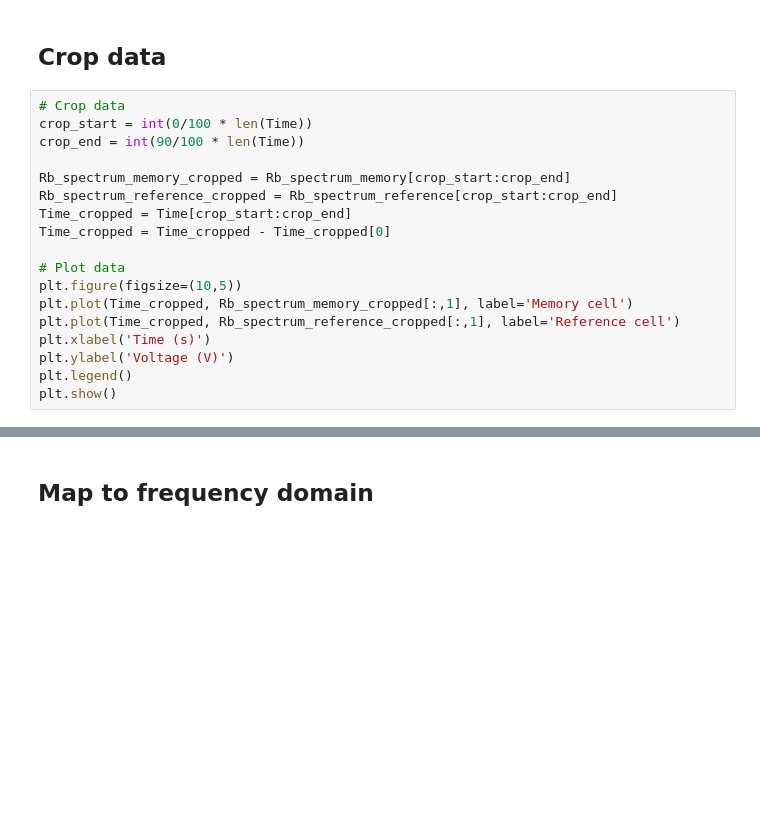
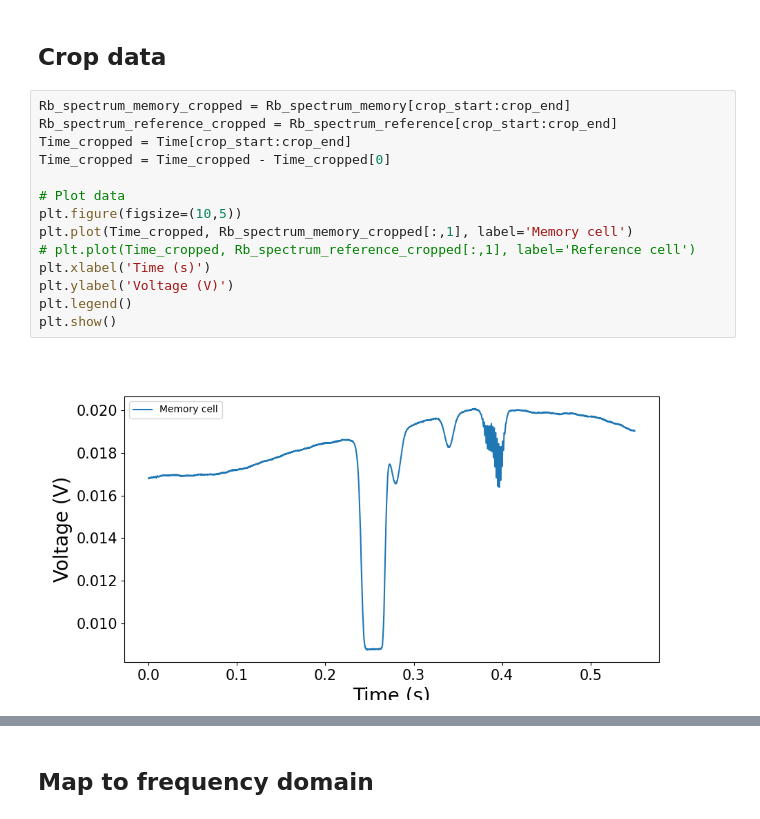
Before and after one commit to mik500/PQI_Imperial_Thesis, a Jupyter notebook: ElecSus_fitting/elecsus_mem_ref_fitting_pumping.ipynb, the cells around one changed output, grey strips where cells are left out. Cells and saved outputs as stored; diff of their text form; blank space fills up the shorter version.

```diff
--- a/ElecSus_fitting/elecsus_mem_ref_fitting_pumping.ipynb
+++ b/ElecSus_fitting/elecsus_mem_ref_fitting_pumping.ipynb
@@ -222,20 +325,18 @@ plt.show()
 # %% [markdown]
 ## Crop data
 # %%
-# Crop data
-crop_start = int(0/100 * len(Time))
-crop_end = int(90/100 * len(Time))
-
 Rb_spectrum_memory_cropped = Rb_spectrum_memory[crop_start:crop_end]
 Rb_spectrum_reference_cropped = Rb_spectrum_reference[crop_start:crop_end]
 Time_cropped = Time[crop_start:crop_end]
 Time_cropped = Time_cropped - Time_cropped[0]
 
 # Plot data
 plt.figure(figsize=(10,5))
 plt.plot(Time_cropped, Rb_spectrum_memory_cropped[:,1], label='Memory cell')
-plt.plot(Time_cropped, Rb_spectrum_reference_cropped[:,1], label='Reference cell')
+# plt.plot(Time_cropped, Rb_spectrum_reference_cropped[:,1], label='Reference cell')
 plt.xlabel('Time (s)')
 plt.ylabel('Voltage (V)')
 plt.legend()
 plt.show()
+# %% [output]
+[figure, added]
```
Also changed, not shown: parts of 25 cells of this notebook, 25 other files.
